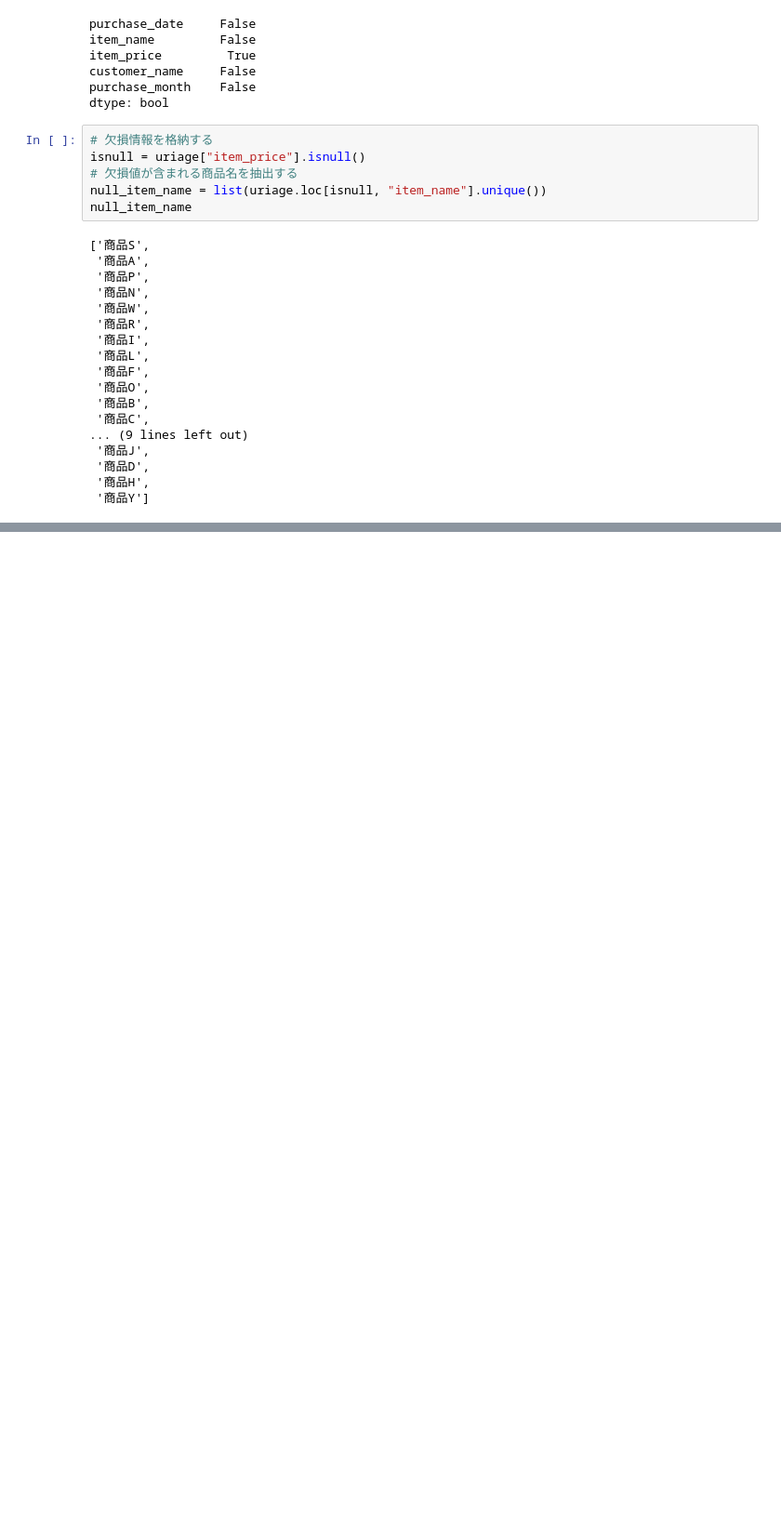
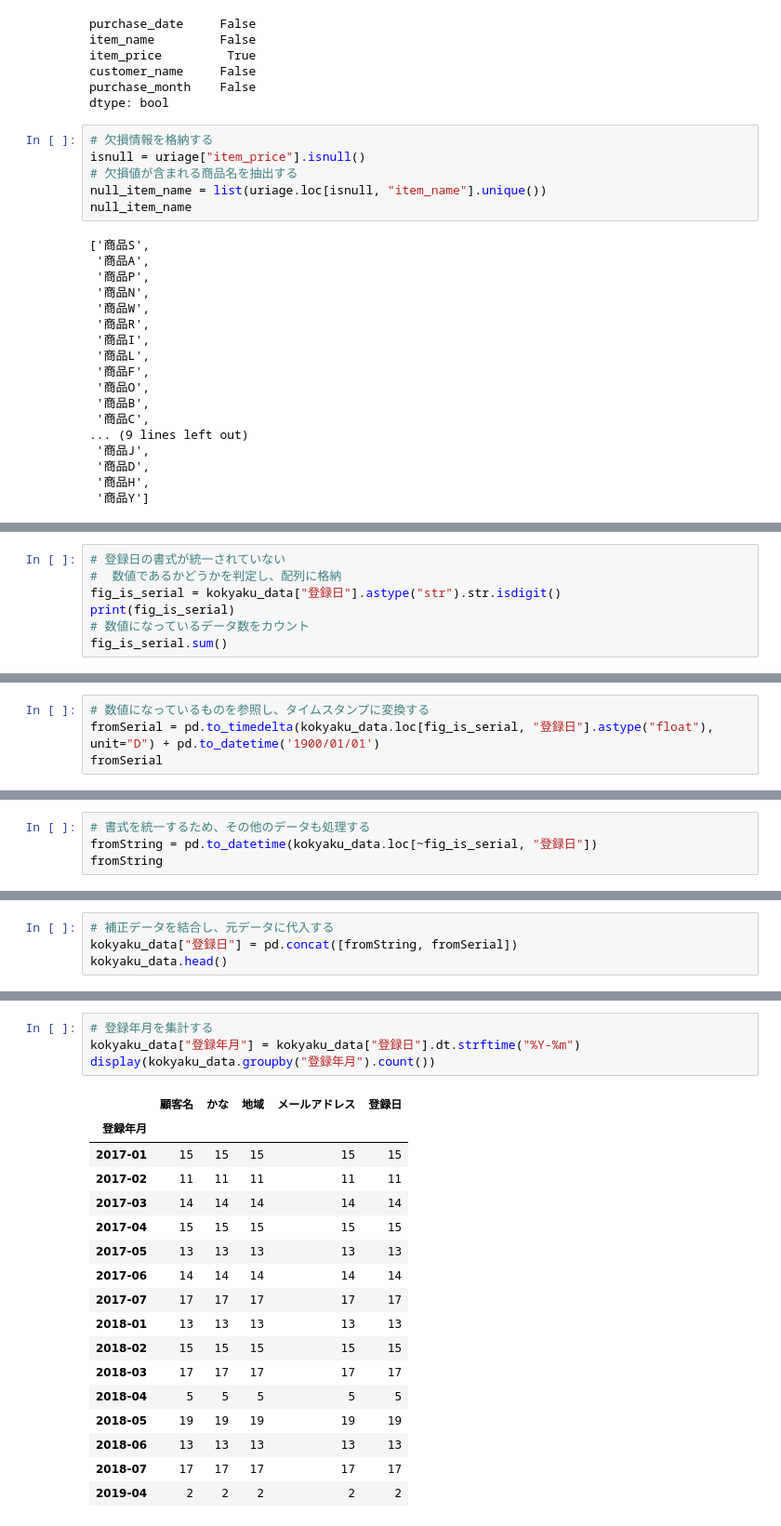
Before and after one commit to hgssnk/data_analysis, a Jupyter notebook: 02_小売店のデータ加工.ipynb, the cells around one changed output, grey strips where cells are left out. Shown at 93% size. Drawn from its saved outputs; the diff is of its cells as text; blank space fills up the shorter version.

```diff
--- a/02_小売店のデータ加工.ipynb
+++ b/02_小売店のデータ加工.ipynb
@@ -153,0 +186,7 @@ dtype: bool
+# %%
+# 登録日の書式が統一されていない
+#  数値であるかどうかを判定し、配列に格納
+fig_is_serial = kokyaku_data["登録日"].astype("str").str.isdigit()
+print(fig_is_serial)
+# 数値になっているデータ数をカウント
+fig_is_serial.sum()
@@ -153,0 +207,4 @@ dtype: bool
+# %%
+# 数値になっているものを参照し、タイムスタンプに変換する
+fromSerial = pd.to_timedelta(kokyaku_data.loc[fig_is_serial, "登録日"].astype("float"), unit="D") + pd.to_datetime('1900/01/01')
+fromSerial
@@ -153,0 +229,4 @@ dtype: bool
+# %%
+# 書式を統一するため、その他のデータも処理する
+fromString = pd.to_datetime(kokyaku_data.loc[~fig_is_serial, "登録日"])
+fromString
@@ -153,0 +246,4 @@ dtype: bool
+# %%
+# 補正データを結合し、元データに代入する
+kokyaku_data["登録日"] = pd.concat([fromString, fromSerial])
+kokyaku_data.head()
@@ -153,0 +257,22 @@ dtype: bool
+# %%
+# 登録年月を集計する
+kokyaku_data["登録年月"] = kokyaku_data["登録日"].dt.strftime("%Y-%m")
+display(kokyaku_data.groupby("登録年月").count())
+# %% [output]
+|  | 顧客名 | かな | 地域 | メールアドレス | 登録日 |
+| 登録年月 |  |  |  |  |  |
+| 2017-01 | 15 | 15 | 15 | 15 | 15 |
+| 2017-02 | 11 | 11 | 11 | 11 | 11 |
+| 2017-03 | 14 | 14 | 14 | 14 | 14 |
+| 2017-04 | 15 | 15 | 15 | 15 | 15 |
+| 2017-05 | 13 | 13 | 13 | 13 | 13 |
+| 2017-06 | 14 | 14 | 14 | 14 | 14 |
+| 2017-07 | 17 | 17 | 17 | 17 | 17 |
+| 2018-01 | 13 | 13 | 13 | 13 | 13 |
+| 2018-02 | 15 | 15 | 15 | 15 | 15 |
+| 2018-03 | 17 | 17 | 17 | 17 | 17 |
+| 2018-04 | 5 | 5 | 5 | 5 | 5 |
+| 2018-05 | 19 | 19 | 19 | 19 | 19 |
+| 2018-06 | 13 | 13 | 13 | 13 | 13 |
+| 2018-07 | 17 | 17 | 17 | 17 | 17 |
+| 2019-04 | 2 | 2 | 2 | 2 | 2 |
```
Also changed, not shown: parts of 15 cells of this notebook, 1 other file.
